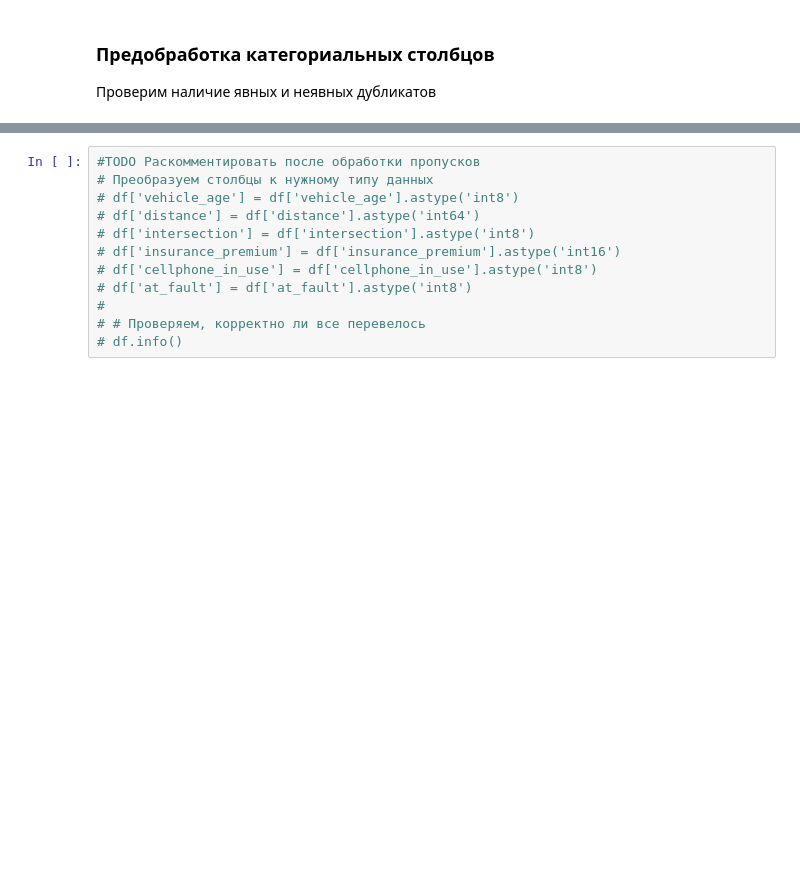
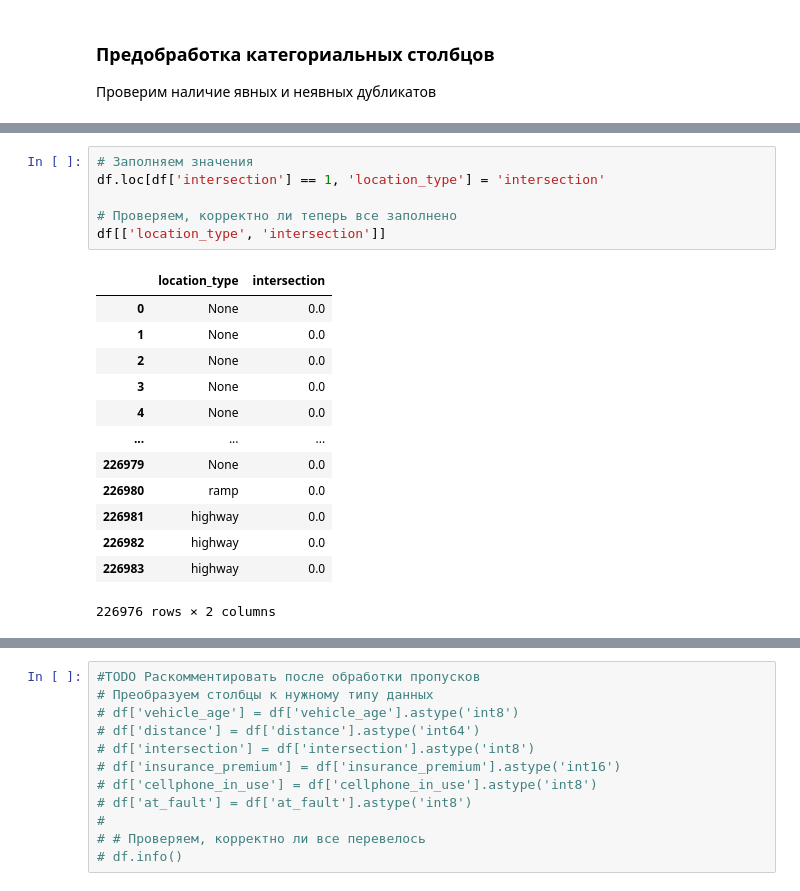
Before and after one commit to Moncervers/car_accident_prediction, a Jupyter notebook: project_notebook.ipynb, the cells around one changed output, grey strips where cells are left out. Cells and saved outputs as stored; diff of their text form; blank space fills up the shorter version.

```diff
--- a/project_notebook.ipynb
+++ b/project_notebook.ipynb
@@ -637,0 +687,20 @@ dtype: int64
+# %%
+# Заполняем значения
+df.loc[df['intersection'] == 1, 'location_type'] = 'intersection'
+
+# Проверяем, корректно ли теперь все заполнено
+df[['location_type', 'intersection']]
+# %% [output]
+|  | location_type | intersection |
+| 0 | None | 0.0 |
+| 1 | None | 0.0 |
+| 2 | None | 0.0 |
+| 3 | None | 0.0 |
+| 4 | None | 0.0 |
+| ... | ... | ... |
+| 226979 | None | 0.0 |
+| 226980 | ramp | 0.0 |
+| 226981 | highway | 0.0 |
+| 226982 | highway | 0.0 |
+| 226983 | highway | 0.0 |
+226976 rows × 2 columns
```
Also changed, not shown: parts of 9 cells of this notebook.
